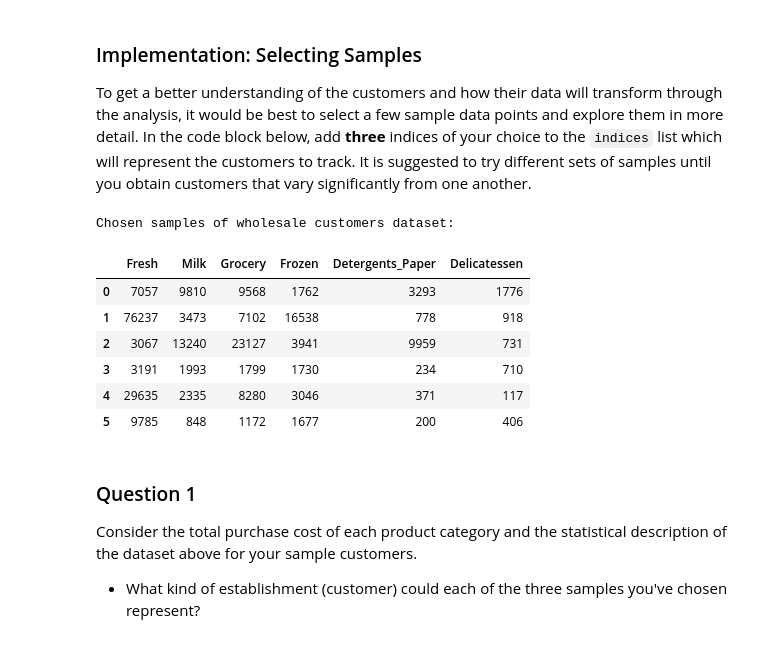
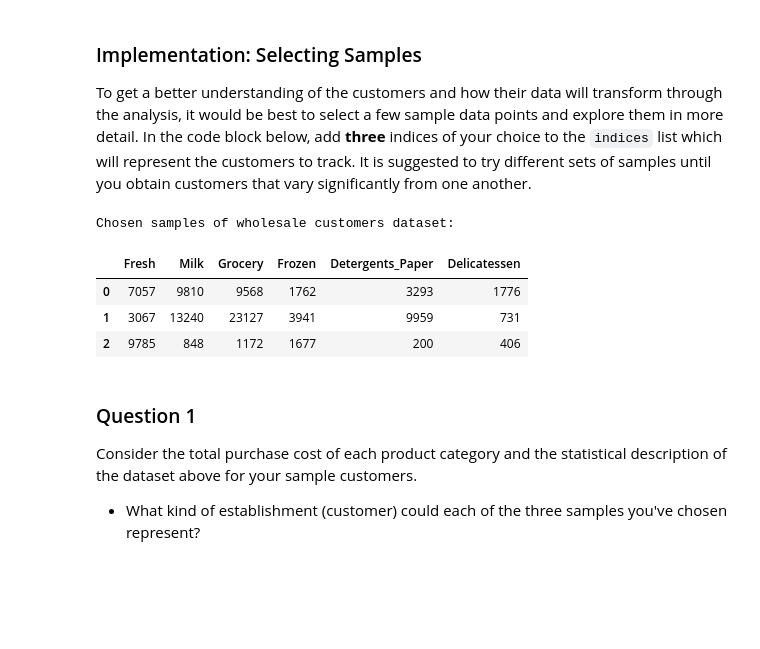
Before and after one commit to August-K-Y/MachineLearningNanoDegree, a Jupyter notebook: projects/customer_segments/customer_segments.ipynb, the cells around one changed output. Saved outputs shown, nothing was run; the diff lists cells and outputs as text; code cells hidden in the pictures; blank space fills up the shorter version.

```diff
--- a/projects/customer_segments/customer_segments.ipynb
+++ b/projects/customer_segments/customer_segments.ipynb
@@ -62,21 +62,18 @@ display(data.describe())
 To get a better understanding of the customers and how their data will transform through the analysis, it would be best to select a few sample data points and explore them in more detail. In the code block below, add **three** indices of your choice to the `indices` list which will represent the customers to track. It is suggested to try different sets of samples until you obtain customers that vary significantly from one another.
 # %%
 # TODO: Select three indices of your choice you wish to sample from the dataset
-indices = [1, 125, 200, 250, 311, 388]
+indices = [1, 200,  388]
 
 # Create a DataFrame of the chosen samples
 samples = pd.DataFrame(data.loc[indices], columns = data.keys()).reset_index(drop = True)
 print "Chosen samples of wholesale customers dataset:"
 display(samples)
 # %% [output]
 Chosen samples of wholesale customers dataset:
 |  | Fresh | Milk | Grocery | Frozen | Detergents_Paper | Delicatessen |
 | 0 | 7057 | 9810 | 9568 | 1762 | 3293 | 1776 |
-| 1 | 76237 | 3473 | 7102 | 16538 | 778 | 918 |
-| 2 | 3067 | 13240 | 23127 | 3941 | 9959 | 731 |
-| 3 | 3191 | 1993 | 1799 | 1730 | 234 | 710 |
-| 4 | 29635 | 2335 | 8280 | 3046 | 371 | 117 |
-| 5 | 9785 | 848 | 1172 | 1677 | 200 | 406 |
+| 1 | 3067 | 13240 | 23127 | 3941 | 9959 | 731 |
+| 2 | 9785 | 848 | 1172 | 1677 | 200 | 406 |
 # %% [markdown]
 ### Question 1
 Consider the total purchase cost of each product category and the statistical description of the dataset above for your sample customers.
```
Also changed, not shown: parts of 14 cells of this notebook.
